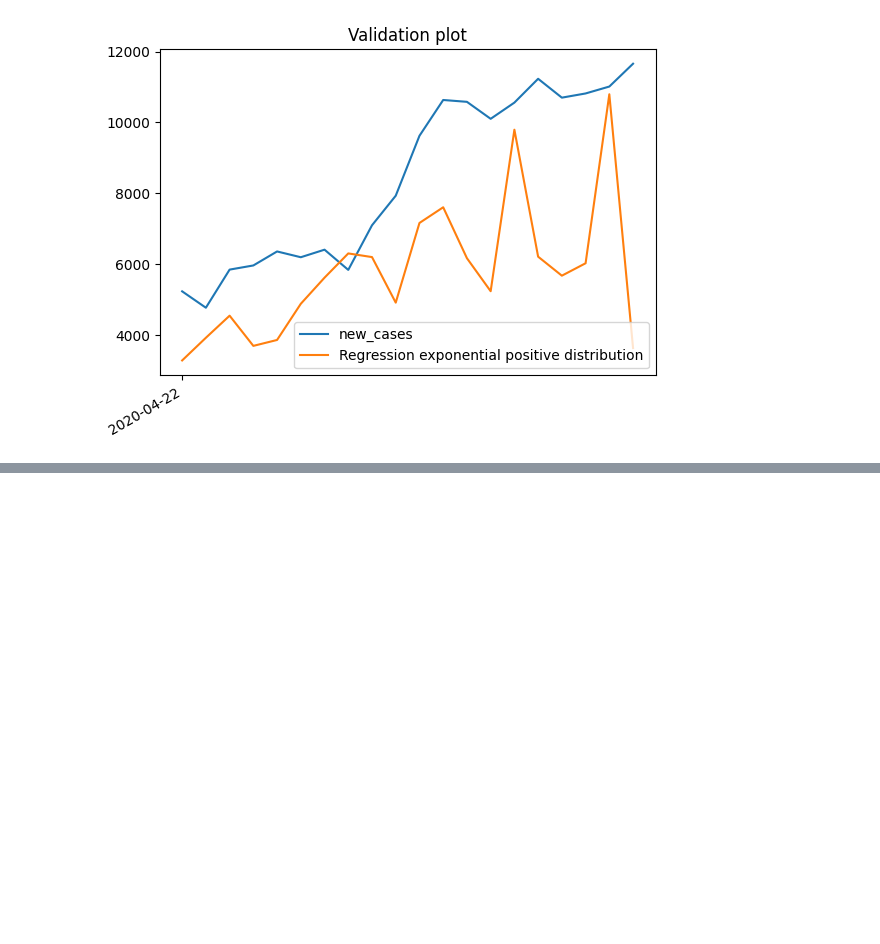
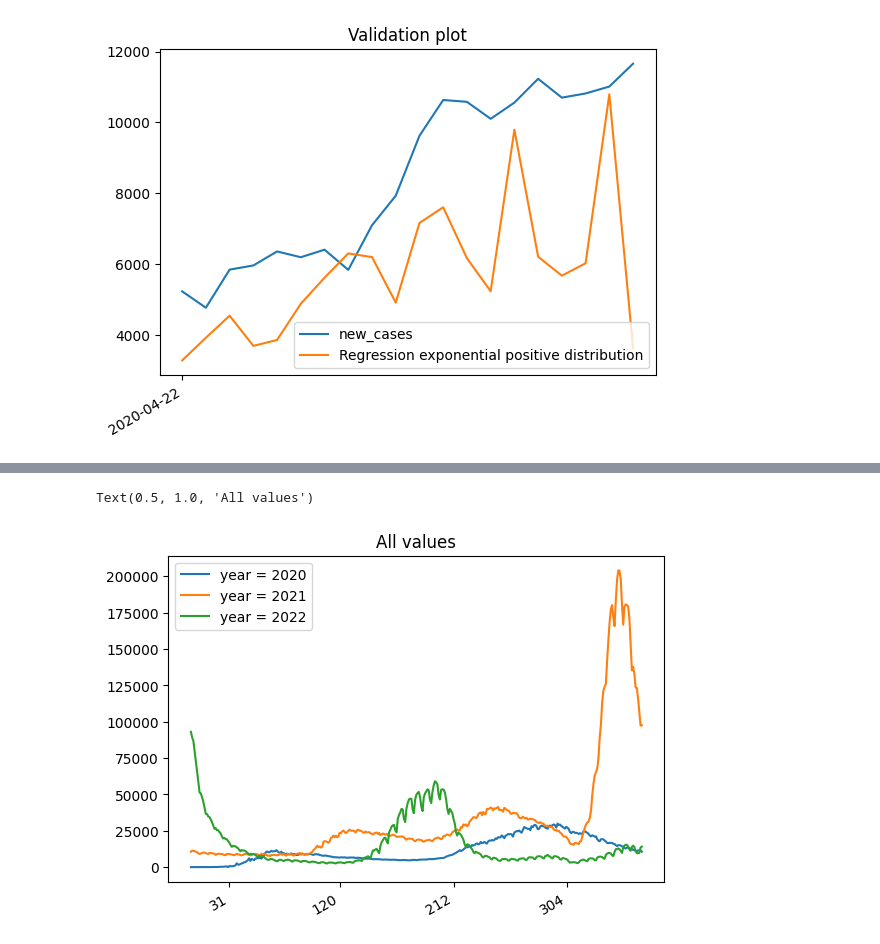
Before and after one commit to olyamasaeva/MADE_Advanced_ML, a Jupyter notebook: homework1/lab1.ipynb, the cells around one changed output, grey strips where cells are left out. Cells and saved outputs as stored; diff of their text form; code cells hidden in the pictures; blank space fills up the shorter version.

```diff
--- a/homework1/lab1.ipynb
+++ b/homework1/lab1.ipynb
@@ -285,0 +300,14 @@ plt.show()
+# %%
+fig, ax = plt.subplots()
+x_ticks_interval = mdates.MonthLocator(interval=3)
+interval = 365
+for i in range(0,3):
+    ax.plot([i for i in range(interval)], my_pipeline.df['new_cases'][ i * 365: ((i+1) * 365)], label  = f"year = {2020+i}")
+fig.autofmt_xdate()
+ax.legend()
+ax.xaxis.set_major_locator(x_ticks_interval)
+ax.fmt_xdata = mdates.DateFormatter('%Y-%m-%d')
+plt.title("All values")
+# %% [output]
+Text(0.5, 1.0, 'All values')
+[figure, added]
```
Also changed, not shown: parts of 2 cells of this notebook.
